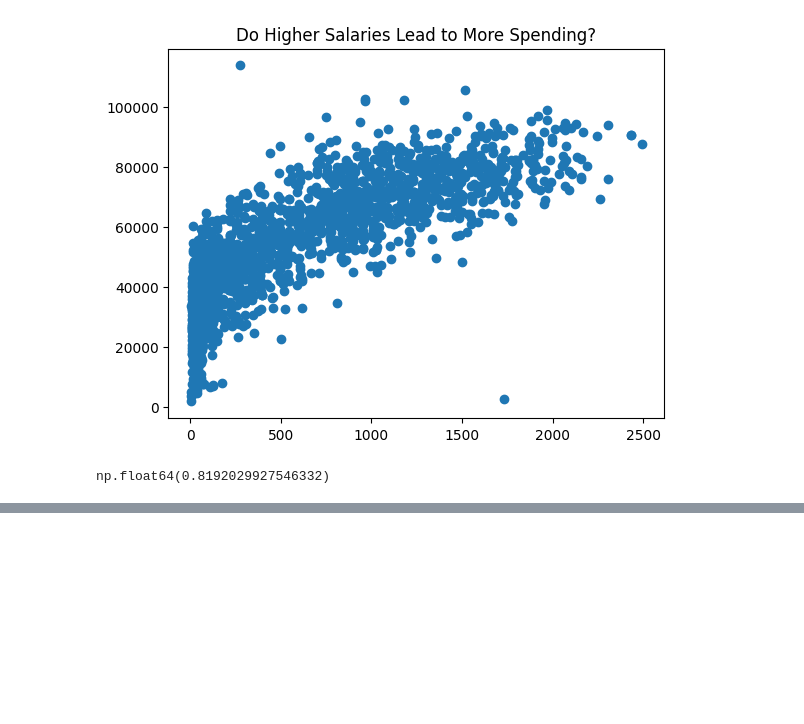
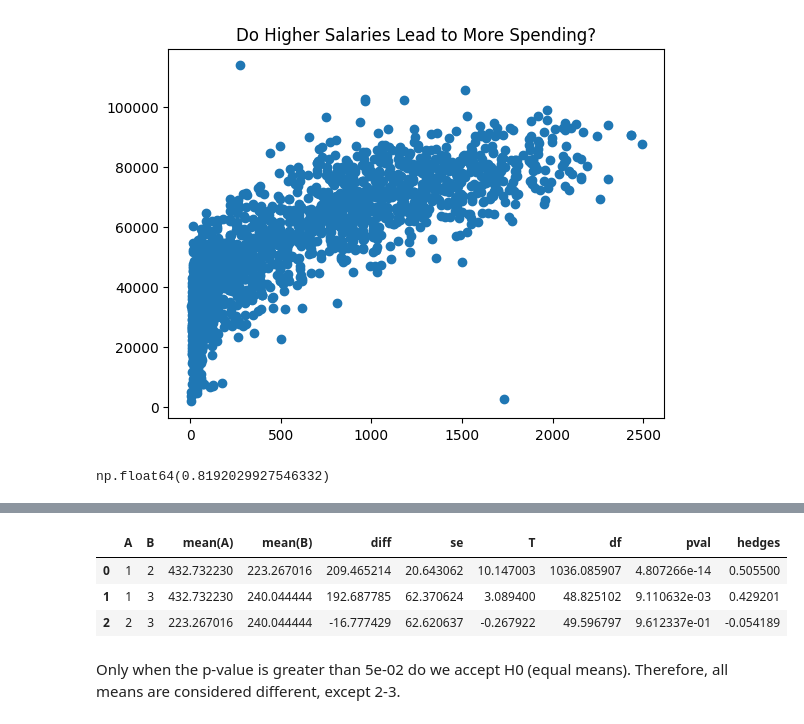
Before and after one commit to luismendoncafsilva/Exploratory-Data-Analysis, a Jupyter notebook: EDA.ipynb, the cells around one changed output, grey strips where cells are left out. Saved outputs shown, nothing was run; the diff lists cells and outputs as text; code cells hidden in the pictures; blank space fills up the shorter version.

```diff
--- a/EDA.ipynb
+++ b/EDA.ipynb
@@ -258,0 +264,5 @@ Apparently, there is a directly proportional correlation, where people who earn
+# %%
+#  Group all individuals with children into a single category, regardless of the number of children they have.
+
+df['expenses_com_filhos'] = np.where(df['kids'] != 0, df['expenses'], np.nan)
+df['expenses_sem_filhos'] = np.where(df['kids'] == 0, df['expenses'], np.nan)
@@ -258,0 +365,5 @@ Apparently, there is a directly proportional correlation, where people who earn
+# %%
+import pingouin as pg
+
+df_com_filhos = df[df.kids != 0]
+pg.welch_anova(dv='expenses', between='kids', data=df_com_filhos)
@@ -258,0 +380,9 @@ Apparently, there is a directly proportional correlation, where people who earn
+# %%
+pg.pairwise_gameshowell(dv='expenses', between='kids', data=df_com_filhos)
+# %% [output]
+|  | A | B | mean(A) | mean(B) | diff | se | T | df | pval | hedges |
+| 0 | 1 | 2 | 432.732230 | 223.267016 | 209.465214 | 20.643062 | 10.147003 | 1036.085907 | 4.807266e-14 | 0.505500 |
+| 1 | 1 | 3 | 432.732230 | 240.044444 | 192.687785 | 62.370624 | 3.089400 | 48.825102 | 9.110632e-03 | 0.429201 |
+| 2 | 2 | 3 | 223.267016 | 240.044444 | -16.777429 | 62.620637 | -0.267922 | 49.596797 | 9.612337e-01 | -0.054189 |
+# %% [markdown]
+Only when the p-value is greater than 5e-02 do we accept H0 (equal means). Therefore, all means are considered different, except 2-3.
```
Also changed, not shown: parts of 20 cells of this notebook.
